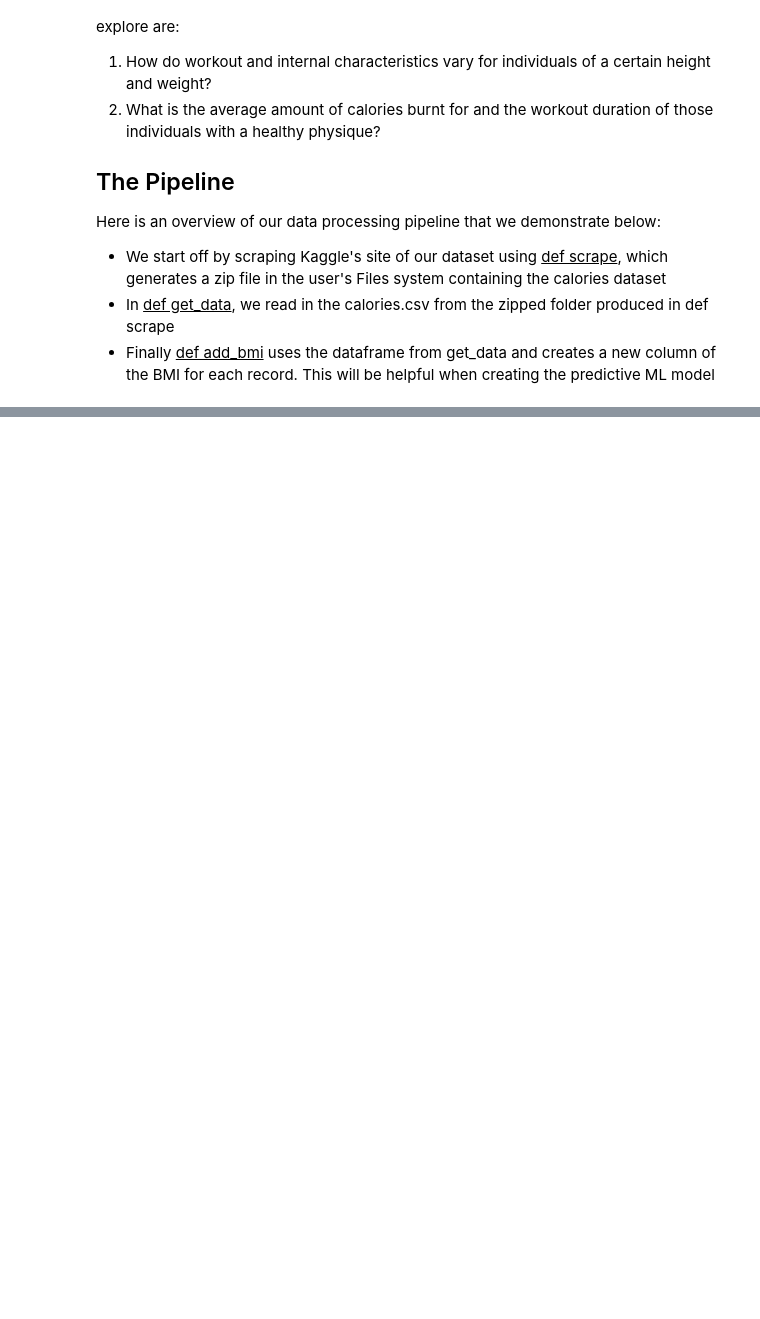
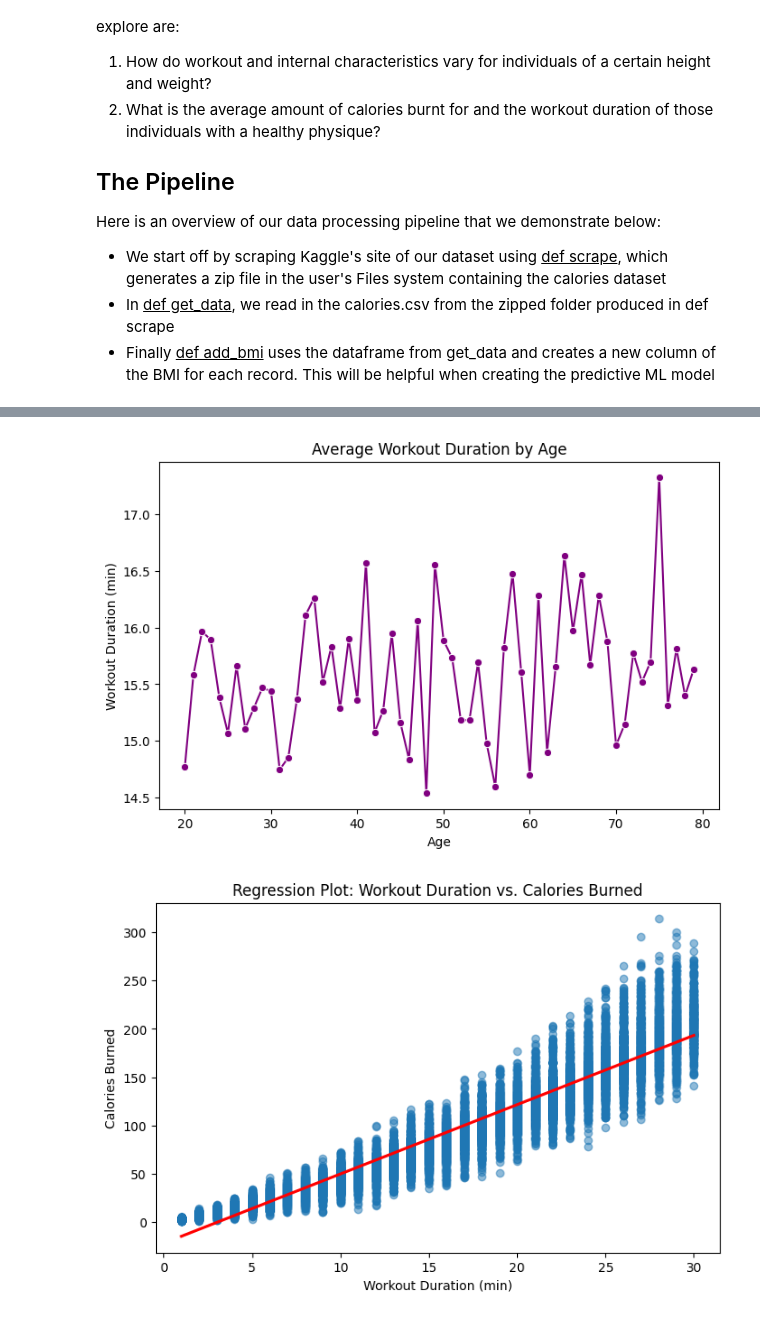
Before and after one commit to BubblySeeker/DS3000, a Jupyter notebook: Phase 2.ipynb, the cells around one changed output, grey strips where cells are left out. Cells and saved outputs as stored; diff of their text form; code cells hidden in the pictures; blank space fills up the shorter version.

```diff
--- a/Phase 2.ipynb
+++ b/Phase 2.ipynb
@@ -77,3 +79,45 @@ data.head()
 | 2 | 11179863 | male | 69 | 179.0 | 79.0 | 5.0 | 88.0 | 38.7 | 26.0 | 24.655910 |
 | 3 | 16180408 | female | 34 | 179.0 | 71.0 | 13.0 | 100.0 | 40.5 | 71.0 | 22.159109 |
 | 4 | 17771927 | female | 27 | 154.0 | 58.0 | 10.0 | 81.0 | 39.8 | 35.0 | 24.456063 |
+# %%
+# Add BMI calculation
+def add_bmi(df):
+    df['BMI'] = df['Weight'] / ((df['Height'] * 0.01) ** 2)
+    return df
+
+# Categorizing BMI
+def classify_bmi(bmi):
+    if bmi < 18.5:
+        return 'Underweight'
+    elif 18.5 <= bmi < 24.9:
+        return 'Healthy'
+    else:
+        return 'Unhealthy'
+
+# Load and process data
+data = get_data()
+data = add_bmi(data)
+data['BMI_Category'] = data['BMI'].apply(classify_bmi)
+
+
+
+# 1. Line Plot: Age vs. Workout Duration ---
+age_workout = data.groupby('Age')['Duration'].mean()
+plt.figure(figsize=(8, 5))
+sns.lineplot(x=age_workout.index, y=age_workout.values, marker="o", color="purple")
+plt.title("Average Workout Duration by Age")
+plt.xlabel("Age")
+plt.ylabel("Workout Duration (min)")
+plt.show()
+
+
+# 2. Regression Plot: Duration vs. Calories Burned ---
+plt.figure(figsize=(8, 5))
+sns.regplot(x=data['Duration'], y=data['Calories'], scatter_kws={'alpha':0.5}, line_kws={'color':'red'})
+plt.title("Regression Plot: Workout Duration vs. Calories Burned")
+plt.xlabel("Workout Duration (min)")
+plt.ylabel("Calories Burned")
+plt.show()
+# %% [output]
+[figure, added]
+[figure, added]
```
Also changed, not shown: parts of 2 cells of this notebook.
